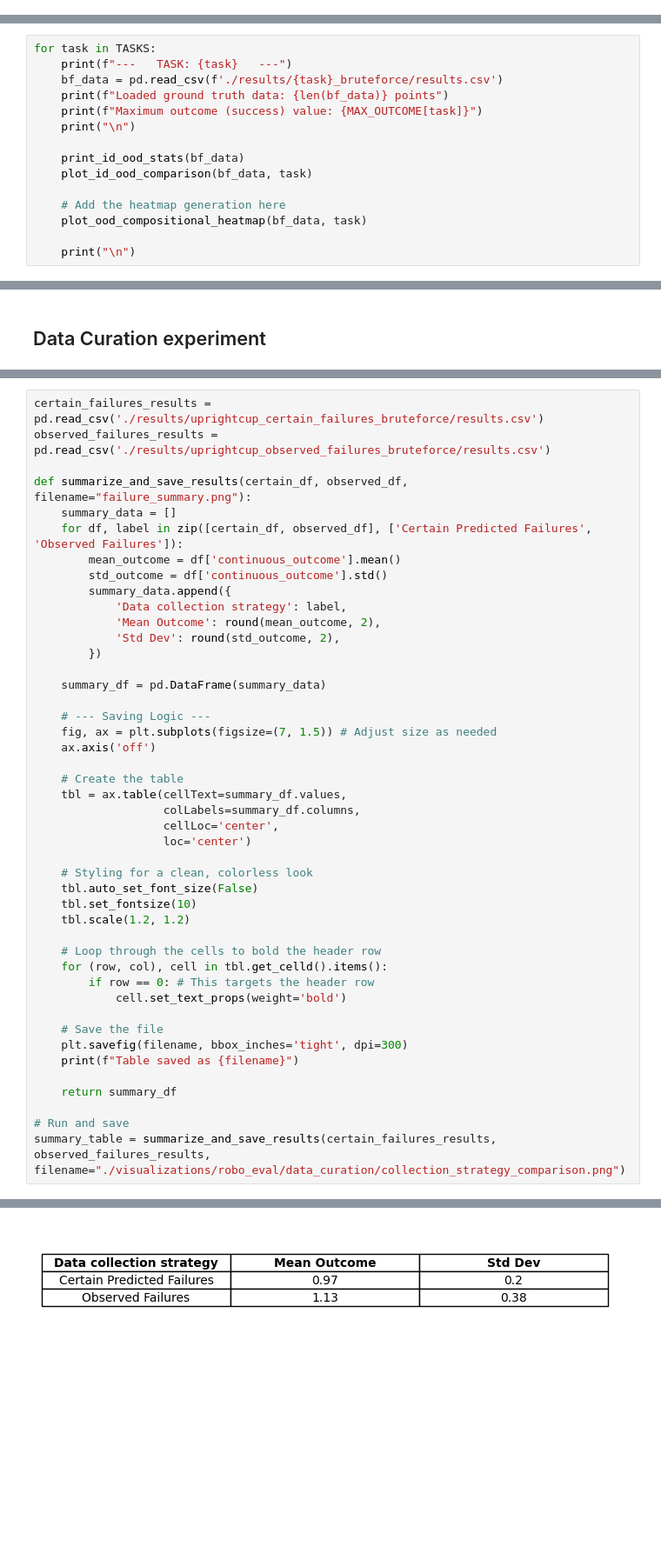
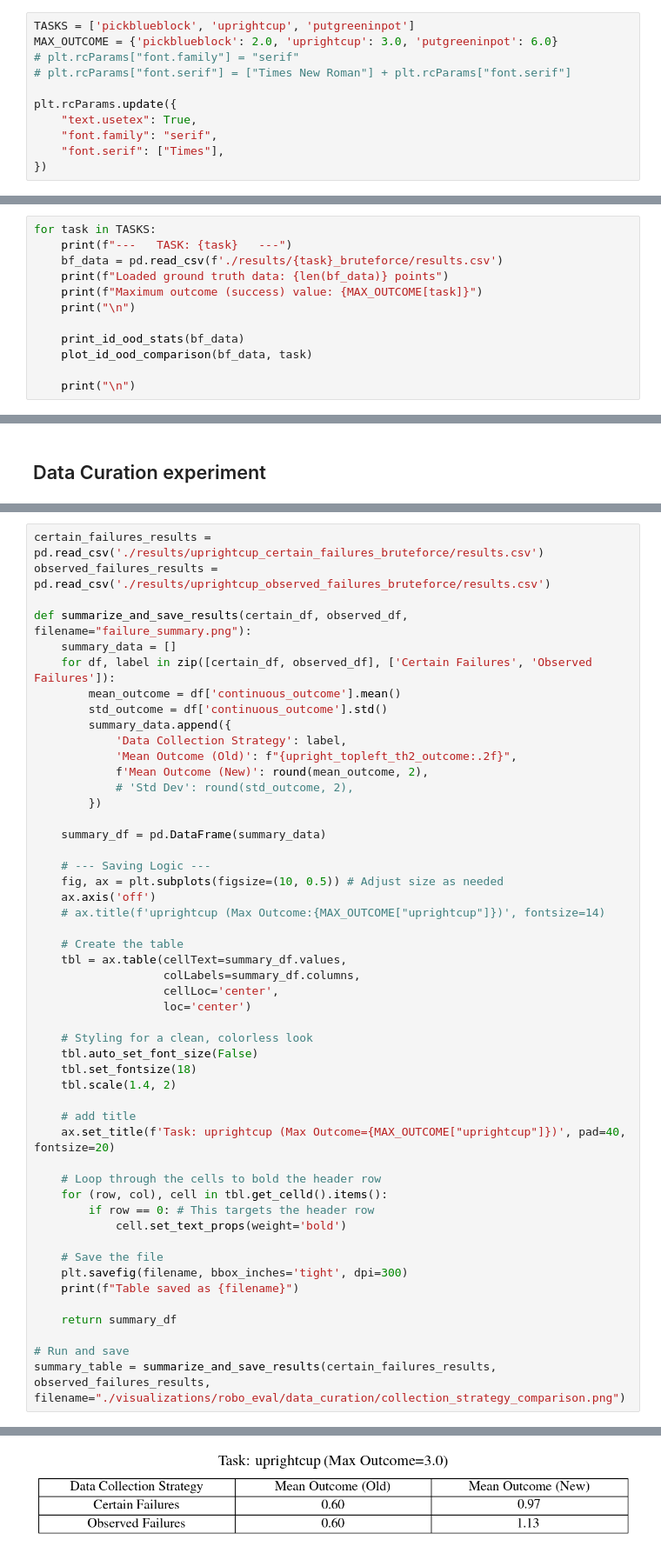
Before and after one commit to iamandrewliao/active-testing, a Jupyter notebook: model_analysis.ipynb, the cells around one changed output, grey strips where cells are left out. Shown at 87% size. Cells and saved outputs as stored; diff of their text form; blank space fills up the shorter version.

Commit message:
figures and stuff

```diff
--- a/model_analysis.ipynb
+++ b/model_analysis.ipynb
@@ -10,0 +10,11 @@ import torch
+# %%
+TASKS = ['pickblueblock', 'uprightcup', 'putgreeninpot']
+MAX_OUTCOME = {'pickblueblock': 2.0, 'uprightcup': 3.0, 'putgreeninpot': 6.0}
+# plt.rcParams["font.family"] = "serif"
+# plt.rcParams["font.serif"] = ["Times New Roman"] + plt.rcParams["font.serif"]
+
+plt.rcParams.update({
+    "text.usetex": True,
+    "font.family": "serif",
+    "font.serif": ["Times"],
+})
@@ -235,9 +169,6 @@ for task in TASKS:
     print_id_ood_stats(bf_data)
     plot_id_ood_comparison(bf_data, task)
 
-    # Add the heatmap generation here
-    plot_ood_compositional_heatmap(bf_data, task)
-
     print("\n")
 # %% [output]
 ---   TASK: pickblueblock   ---
@@ -1190,45 +1357,50 @@ observed_failures_results = pd.read_csv('./results/uprightcup_observed_failures_
 
 def summarize_and_save_results(certain_df, observed_df, filename="failure_summary.png"):
     summary_data = []
-    for df, label in zip([certain_df, observed_df], ['Certain Predicted Failures', 'Observed Failures']):
+    for df, label in zip([certain_df, observed_df], ['Certain Failures', 'Observed Failures']):
         mean_outcome = df['continuous_outcome'].mean()
         std_outcome = df['continuous_outcome'].std()
         summary_data.append({
-            'Data collection strategy': label,
-            'Mean Outcome': round(mean_outcome, 2),
-            'Std Dev': round(std_outcome, 2),
+            'Data Collection Strategy': label,
+            'Mean Outcome (Old)': f"{upright_topleft_th2_outcome:.2f}",
+            f'Mean Outcome (New)': round(mean_outcome, 2),
+            # 'Std Dev': round(std_outcome, 2),
         })
 
     summary_df = pd.DataFrame(summary_data)
 
     # --- Saving Logic ---
-    fig, ax = plt.subplots(figsize=(7, 1.5)) # Adjust size as needed
+    fig, ax = plt.subplots(figsize=(10, 0.5)) # Adjust size as needed
     ax.axis('off')
+    # ax.title(f'uprightcup (Max Outcome:{MAX_OUTCOME["uprightcup"]})', fontsize=14)
 
     # Create the table
     tbl = ax.table(cellText=summary_df.values,
                    colLabels=summary_df.columns,
                    cellLoc='center',
                    loc='center')
 
     # Styling for a clean, colorless look
     tbl.auto_set_font_size(False)
-    tbl.set_fontsize(10)
-    tbl.scale(1.2, 1.2)
+    tbl.set_fontsize(18)
+    tbl.scale(1.4, 2)
+
+    # add title
+    ax.set_title(f'Task: uprightcup (Max Outcome={MAX_OUTCOME["uprightcup"]})', pad=40, fontsize=20)
 
     # Loop through the cells to bold the header row
     for (row, col), cell in tbl.get_celld().items():
         if row == 0: # This targets the header row
             cell.set_text_props(weight='bold')
 
     # Save the file
     plt.savefig(filename, bbox_inches='tight', dpi=300)
     print(f"Table saved as {filename}")
 
     return summary_df
 
 # Run and save
 summary_table = summarize_and_save_results(certain_failures_results, observed_failures_results, filename="./visualizations/robo_eval/data_curation/collection_strategy_comparison.png")
 # %% [output]
 Table saved as ./visualizations/robo_eval/data_curation/collection_strategy_comparison.png
-[figure, old version]
+[figure, new version]
```
Also changed, not shown: parts of 13 cells of this notebook, 33 other files.
